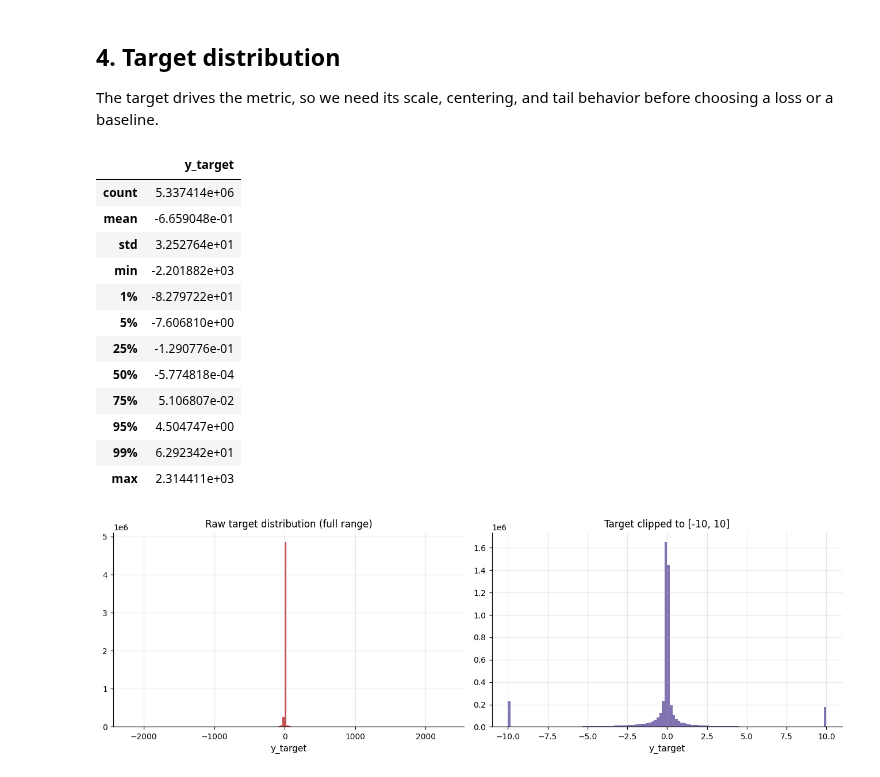
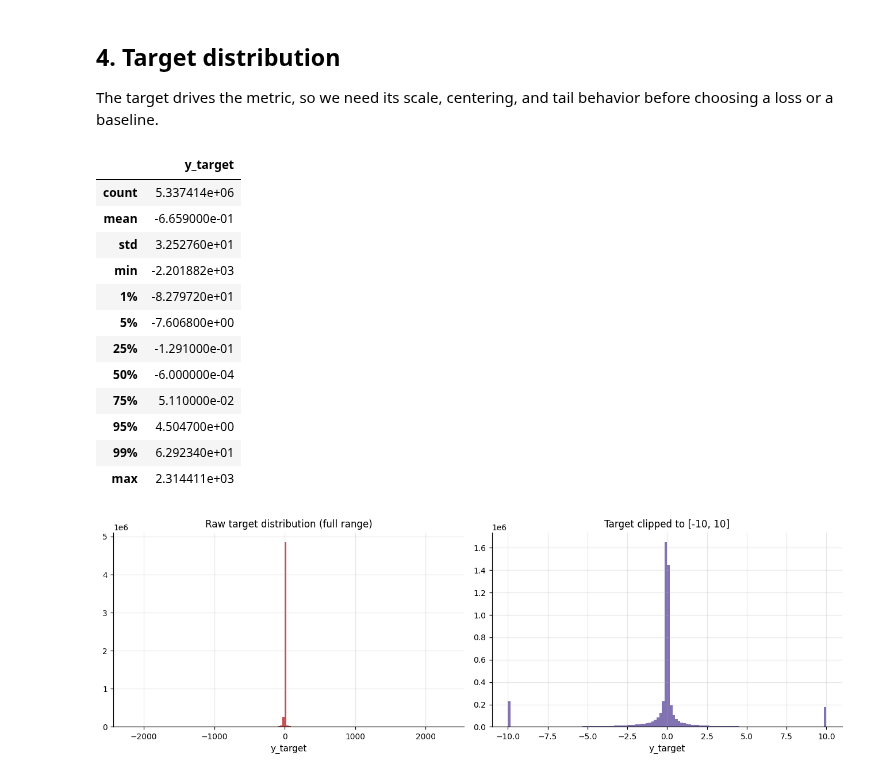
Before and after one commit to jeetrex17/ts-forecasting-project, a Jupyter notebook: claude_forecasting/notebooks/00_data_structure.ipynb, the cells around one changed output. Saved outputs shown, nothing was run; the diff lists cells and outputs as text; code cells hidden in the pictures.

```diff
--- a/claude_forecasting/notebooks/00_data_structure.ipynb
+++ b/claude_forecasting/notebooks/00_data_structure.ipynb
@@ -154,20 +152,20 @@ del sample_for_missing  # free RAM
 
 The target drives the metric, so we need its scale, centering, and tail behavior before choosing a loss or a baseline.
 # %%
-train_keys['y_target'].describe(percentiles=[0.01, 0.05, 0.25, 0.5, 0.75, 0.95, 0.99]).to_frame()
+train_keys['y_target'].describe(percentiles=[0.01, 0.05, 0.25, 0.5, 0.75, 0.95, 0.99]).to_frame().round(4)
 # %% [output]
 |  | y_target |
 | count | 5.337414e+06 |
-| mean | -6.659048e-01 |
-| std | 3.252764e+01 |
+| mean | -6.659000e-01 |
+| std | 3.252760e+01 |
 | min | -2.201882e+03 |
-| 1% | -8.279722e+01 |
-| 5% | -7.606810e+00 |
-| 25% | -1.290776e-01 |
-| 50% | -5.774818e-04 |
-| 75% | 5.106807e-02 |
-| 95% | 4.504747e+00 |
-| 99% | 6.292342e+01 |
+| 1% | -8.279720e+01 |
+| 5% | -7.606800e+00 |
+| 25% | -1.291000e-01 |
+| 50% | -6.000000e-04 |
+| 75% | 5.110000e-02 |
+| 95% | 4.504700e+00 |
+| 99% | 6.292340e+01 |
 | max | 2.314411e+03 |
 # %%
 fig, axes = plt.subplots(1, 2, figsize=(12, 4))
```
Also changed, not shown: parts of 97 cells of this notebook, 30 other files.
